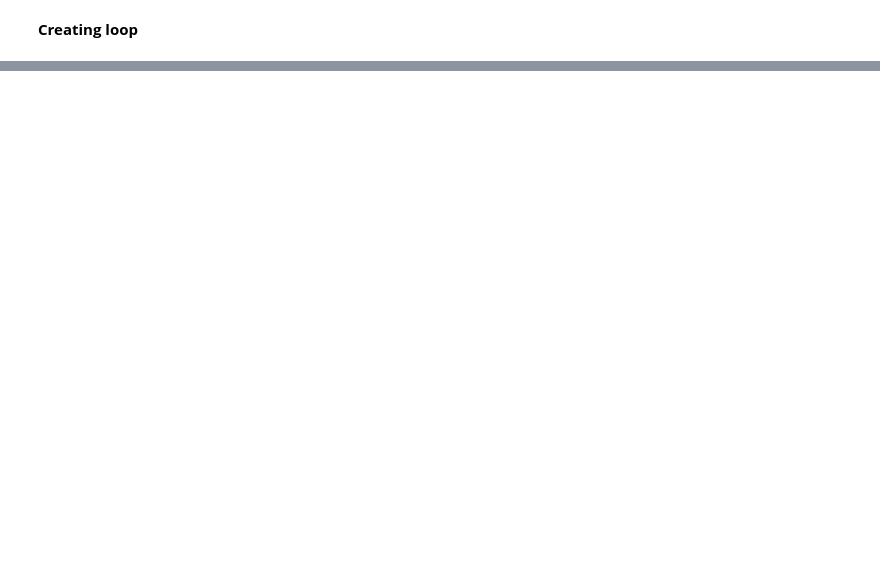
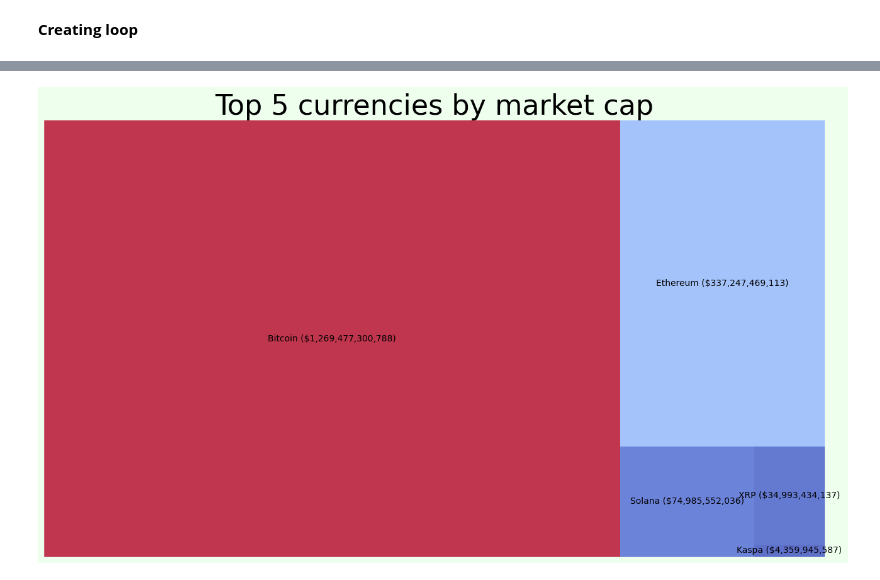
Before and after one commit to iruko14/crypto_scrapp, a Jupyter notebook: all_currencies_scrapp.ipynb, the cells around one changed output, grey strips where cells are left out. Cells and saved outputs as stored; diff of their text form; code cells hidden in the pictures; blank space fills up the shorter version.

```diff
--- a/all_currencies_scrapp.ipynb
+++ b/all_currencies_scrapp.ipynb
@@ -122,0 +286,7 @@ price_df
+# %%
+# finding and sorting last values
+mcap_last = price_df.groupby('Currency').last()
+mcap_last.sort_values(by="Market cap", ascending=False).head(5)
+# top 5 currencies by Market cap
+mcap_last = mcap_last.nlargest(5, 'Market cap')
+mcap_last
@@ -122,0 +301,35 @@ price_df
+# %%
+
+# set large Plot
+plt.rcParams['figure.figsize'] = (16.0, 9.0)
+# use ggplot style
+style.use('ggplot')
+
+
+
+# get axis and figure
+fig, ax = plt.subplots()
+# set colormap
+cmap = plt.cm.coolwarm
+# min and max Values
+mini = min(mcap_last["Market cap"])
+maxi = max(mcap_last["Market cap"])
+# finding Colors for each tile
+norm = matplotlib.colors.Normalize(vmin=mini, vmax=maxi)
+colors = [cmap(norm(value)) for value in mcap_last["Market cap"]]
+# plotting
+sq.plot(sizes=mcap_last["Market cap"], label=mcap_last["Label"], alpha=0.8, color=colors)
+plt.tick_params(labelsize=10)
+# removing axis
+plt.axis('off')
+# invert Y-Axis
+plt.gca().invert_yaxis()
+# title
+plt.title("Top 5 currencies by market cap", fontsize=32)
+# title Positioning
+ttl = ax.title
+ttl.set_position([.5, 1.05])
+# BG color
+fig.set_facecolor('#eeffee')
+# %% [output]
+[figure, added]
```
Also changed, not shown: parts of 16 cells of this notebook, 3 other files.
